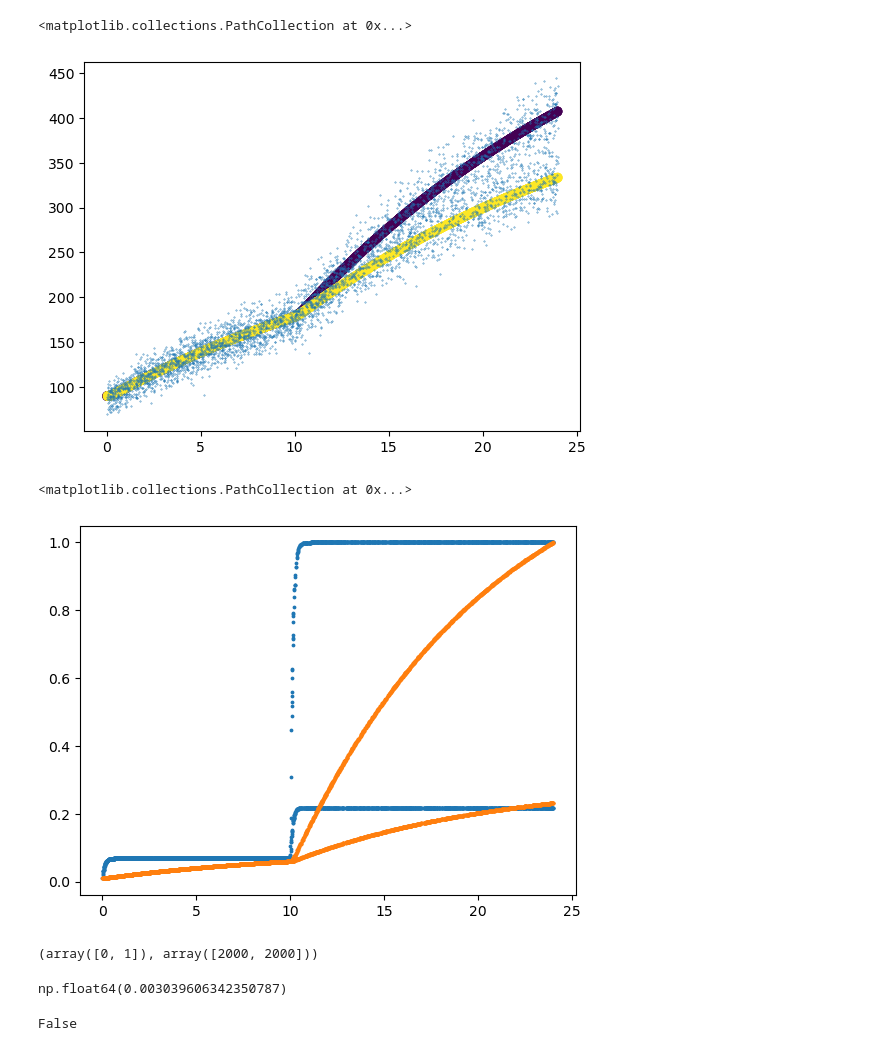
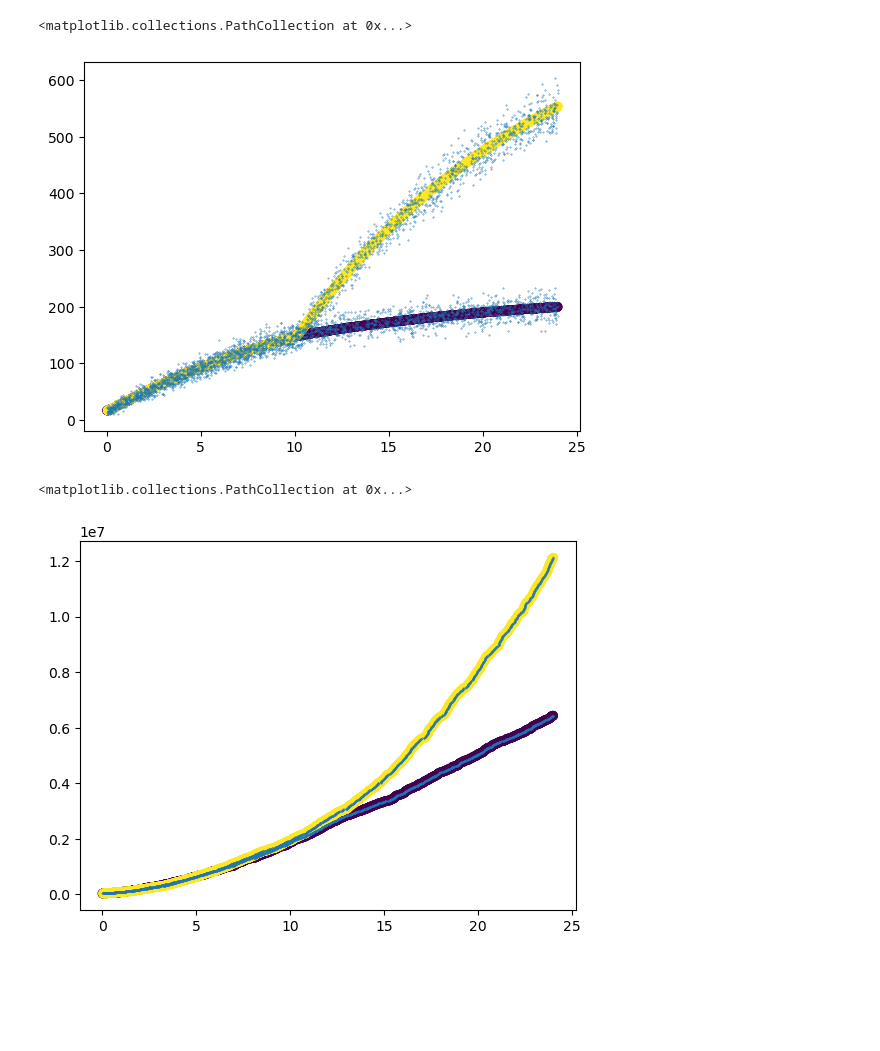
Before and after one commit to reliscu/chronocell_simulations, a Jupyter notebook: simulate_data.ipynb, the cells around one changed output. Saved outputs shown, nothing was run; the diff lists cells and outputs as text; code cells hidden in the pictures; blank space fills up the shorter version.

```diff
--- a/simulate_data.ipynb
+++ b/simulate_data.ipynb
@@ -53,9 +53,11 @@ deg_rate_sd = 1.5
 # Simulate data
 
 n = 2000 # No. cells per lineage
-p = 500 # No. genes
+p = 1000 # No. genes
 topo = np.array([[0, 1, 2], [0, 1, 3]])
 tau = (0, 10, 24)
 
 theta = get_RNA_params(topo, p, alpha_mu, alpha_sd, beta_mu, beta_sd, gamma_mu, gamma_sd, random_seed=random_seed)
 phi = get_protein_params(p, transl_rate_mu, transl_rate_sd, deg_rate_mu, deg_rate_sd, random_seed=random_seed)
+Y_observed, Y, theta, rd, true_t, true_l = simulate_RNA(topo, tau, theta, n, random_seed=random_seed)
+P_observed, P = simulate_protein_from_RNA(Y, topo, true_t, true_l, phi, random_seed=random_seed)
@@ -70,13 +64,13 @@ P_observed, P = simulate_protein_from_RNA(Y, topo, true_t, true_l, phi, random_s
 # %%
-idx = 0
+idx = 45
 plt.scatter(true_t, Y[:, idx, 1], c=true_l)
 plt.scatter(true_t, Y_observed[:, idx, 1], s=.1)
 # %% [output]
 <matplotlib.collections.PathCollection at 0x...>
-[figure, old version]
+[figure, new version]
 # %%
-plt.scatter(true_t, Y[:, idx, 0]/np.max(Y[:, idx, 0]), s=3)
-plt.scatter(true_t, Y[:, idx, 1]/np.max(Y[:, idx, 1]), s=3)
+plt.scatter(true_t, P[:, idx], c=true_l)
+plt.scatter(true_t, P_observed[:, idx], s=.1)
 # %% [output]
 <matplotlib.collections.PathCollection at 0x...>
-[figure, old version]
+[figure, new version]
@@ -101,12 +76,0 @@ l = 0
-# %%
-np.unique(true_l, return_counts=True)
-# %% [output]
-(array([0, 1]), array([2000, 2000]))
-# %%
-true_t[true_l == l]
-# %% [output]
-np.float64(0.003039606342350787)
-# %%
-true_l == l
-# %% [output]
-False
```
Also changed, not shown: parts of 36 cells of this notebook, 1 other file.
